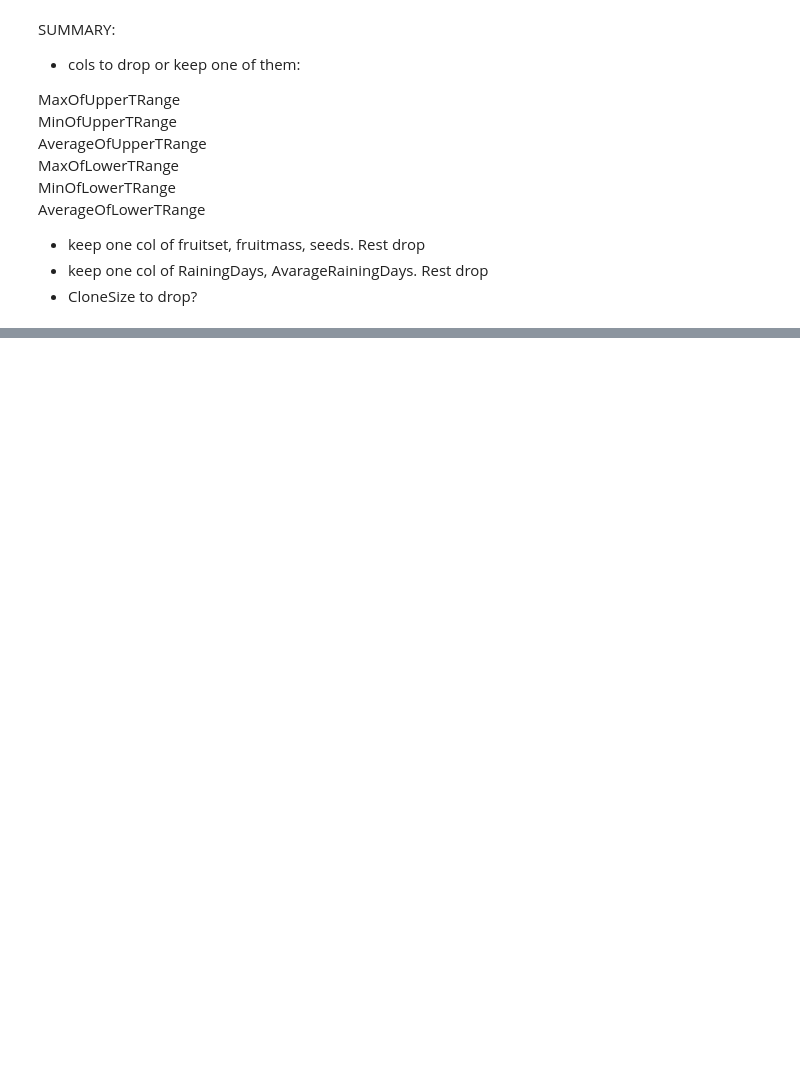
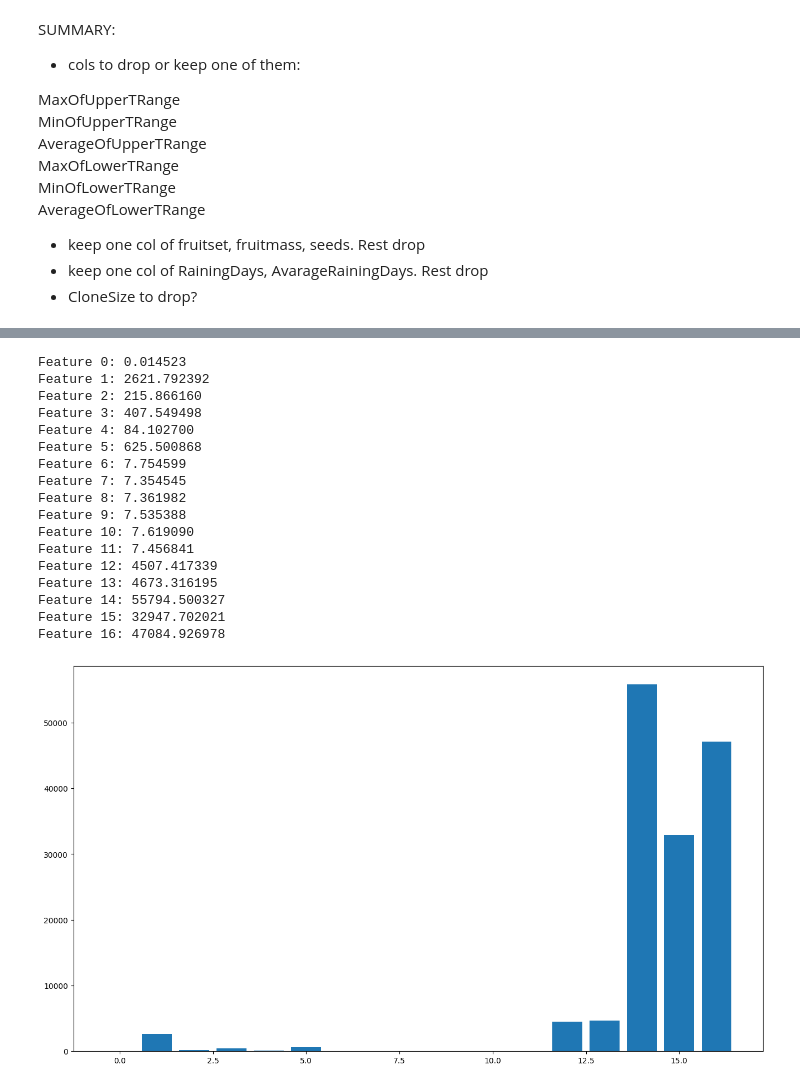
Before and after one commit to mrMichalR/blueberry_yield, a Jupyter notebook: blueberry_yield_prediction.ipynb, the cells around one changed output, grey strips where cells are left out. Cells and saved outputs as stored; diff of their text form; code cells hidden in the pictures; blank space fills up the shorter version.

```diff
--- a/blueberry_yield_prediction.ipynb
+++ b/blueberry_yield_prediction.ipynb
@@ -373,0 +309,57 @@ prof.to_file(output_file=f'ProfileReport.html')
+# %%
+# feature selection
+def select_features(X_train, y_train, X_test):
+  # configure to select all features
+  fs = SelectKBest(score_func=f_regression, k='all')
+  # learn relationship from training data
+  fs.fit(X_train, y_train)
+  # transform train input data
+  X_train_fs = fs.transform(X_train)
+  # transform test input data
+  X_test_fs = fs.transform(X_test)
+  return X_train_fs, X_test_fs, fs
+
+
+# mutual feature selection
+def select_features_mutual(X_train, y_train, X_test):
+  # configure to select all features
+  fs_mut = SelectKBest(score_func=mutual_info_regression, k='all')
+  # learn relationship from training data
+  fs_mut.fit(X_train, y_train)
+  # transform train input data
+  X_train_fs_mut = fs.transform(X_train)
+  # transform test input data
+  X_test_fs_mut = fs.transform(X_test)
+  return X_train_fs_mut, X_test_fs_mut, fs_mut
+# %%
+# X_train, y_train, X_test = df_train.drop(['yield'], axis = 1) , df_train['yield'] , df_test
+
+# feature selection
+X_train_fs, X_test_fs, fs = select_features(df_train.drop(['yield'], axis = 1), y_train = df_train['yield'] , X_test = df_test)
+# what are scores for the features
+for i in range(len(fs.scores_)):
+  print('Feature %d: %f' % (i, fs.scores_[i]))
+# plot the scores
+plt.bar([i for i in range(len(fs.scores_))], fs.scores_)
+# plt.ylabel()
+# plt.xlabel()
+plt.show()
+# %% [output]
+Feature 0: 0.014523
+Feature 1: 2621.792392
+Feature 2: 215.866160
+Feature 3: 407.549498
+Feature 4: 84.102700
+Feature 5: 625.500868
+Feature 6: 7.754599
+Feature 7: 7.354545
+Feature 8: 7.361982
+Feature 9: 7.535388
+Feature 10: 7.619090
+Feature 11: 7.456841
+Feature 12: 4507.417339
+Feature 13: 4673.316195
+Feature 14: 55794.500327
+Feature 15: 32947.702021
+Feature 16: 47084.926978
+[figure, added]
```
Also changed, not shown: parts of 48 cells of this notebook.
